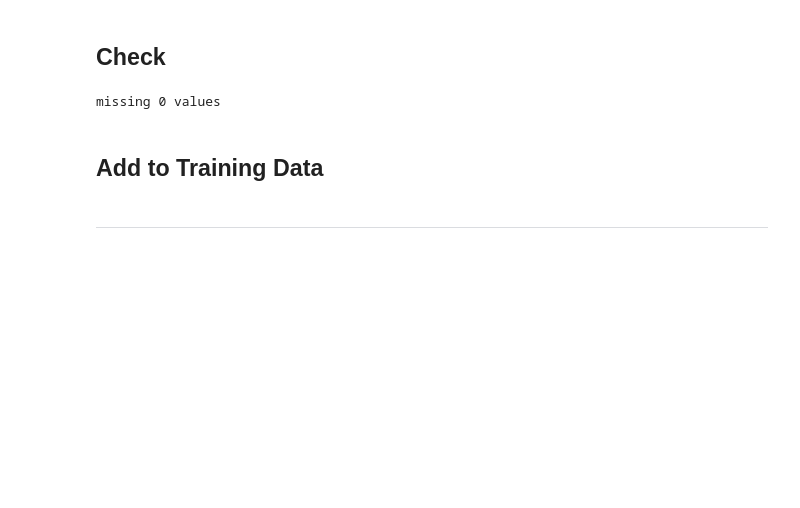
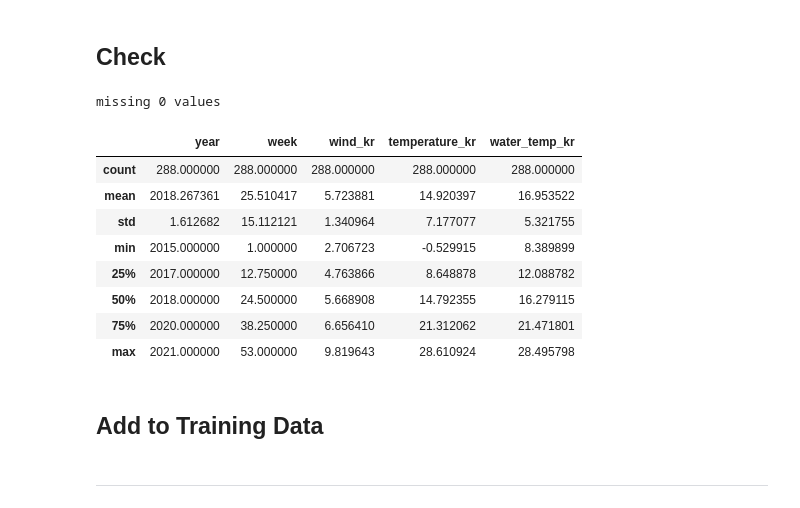
Before and after one commit to Yeony54/Project_Seafood_Import_Price_Prediction, a Jupyter notebook: 민서_Preprocessing.ipynb, the cells around one changed output. Saved outputs shown, nothing was run; the diff lists cells and outputs as text; code cells hidden in the pictures; blank space fills up the shorter version.

```diff
--- a/민서_Preprocessing.ipynb
+++ b/민서_Preprocessing.ipynb
@@ -374,5 +387,5 @@ df_weather_kr['water_temp_kr'] = df_weather_kr[['year', 'week', '평균 수온(
 # %%
-drop = ['지점', '일시', '평균 풍속(m/s)', '평균 기온(°C)', '평균 수온(°C)']
+drop = ['일시', '평균 풍속(m/s)', '평균 기온(°C)', '평균 수온(°C)']
 # %%
 df_weather_kr.drop(columns=drop, inplace=True, axis=1)
 df_weather_kr.drop_duplicates(inplace=True)
@@ -382,6 +395,18 @@ df_weather_kr.drop_duplicates(inplace=True)
 check_week(df_weather_kr)
 # %% [output]
 missing 0 values
+# %%
+df_weather_kr.describe()
+# %% [output]
+|  | year | week | wind_kr | temperature_kr | water_temp_kr |
+| count | 288.000000 | 288.000000 | 288.000000 | 288.000000 | 288.000000 |
+| mean | 2018.267361 | 25.510417 | 5.723881 | 14.920397 | 16.953522 |
+| std | 1.612682 | 15.112121 | 1.340964 | 7.177077 | 5.321755 |
+| min | 2015.000000 | 1.000000 | 2.706723 | -0.529915 | 8.389899 |
+| 25% | 2017.000000 | 12.750000 | 4.763866 | 8.648878 | 12.088782 |
+| 50% | 2018.000000 | 24.500000 | 5.668908 | 14.792355 | 16.279115 |
+| 75% | 2020.000000 | 38.250000 | 6.656410 | 21.312062 | 21.471801 |
+| max | 2021.000000 | 53.000000 | 9.819643 | 28.610924 | 28.495798 |
 # %% [markdown]
 ## Add to Training Data
 # %%
```
Also changed, not shown: parts of 58 cells of this notebook, 16 other files.
